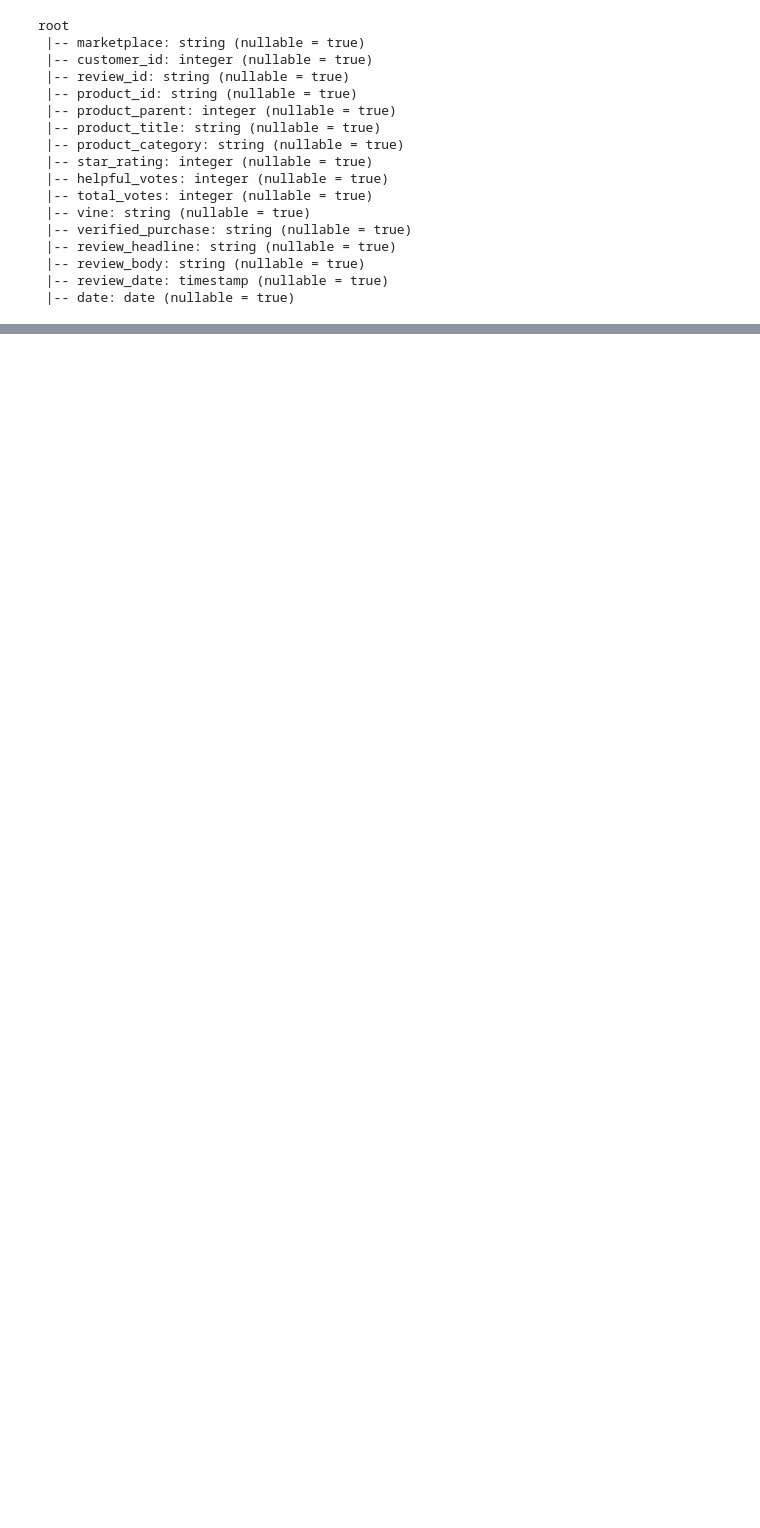
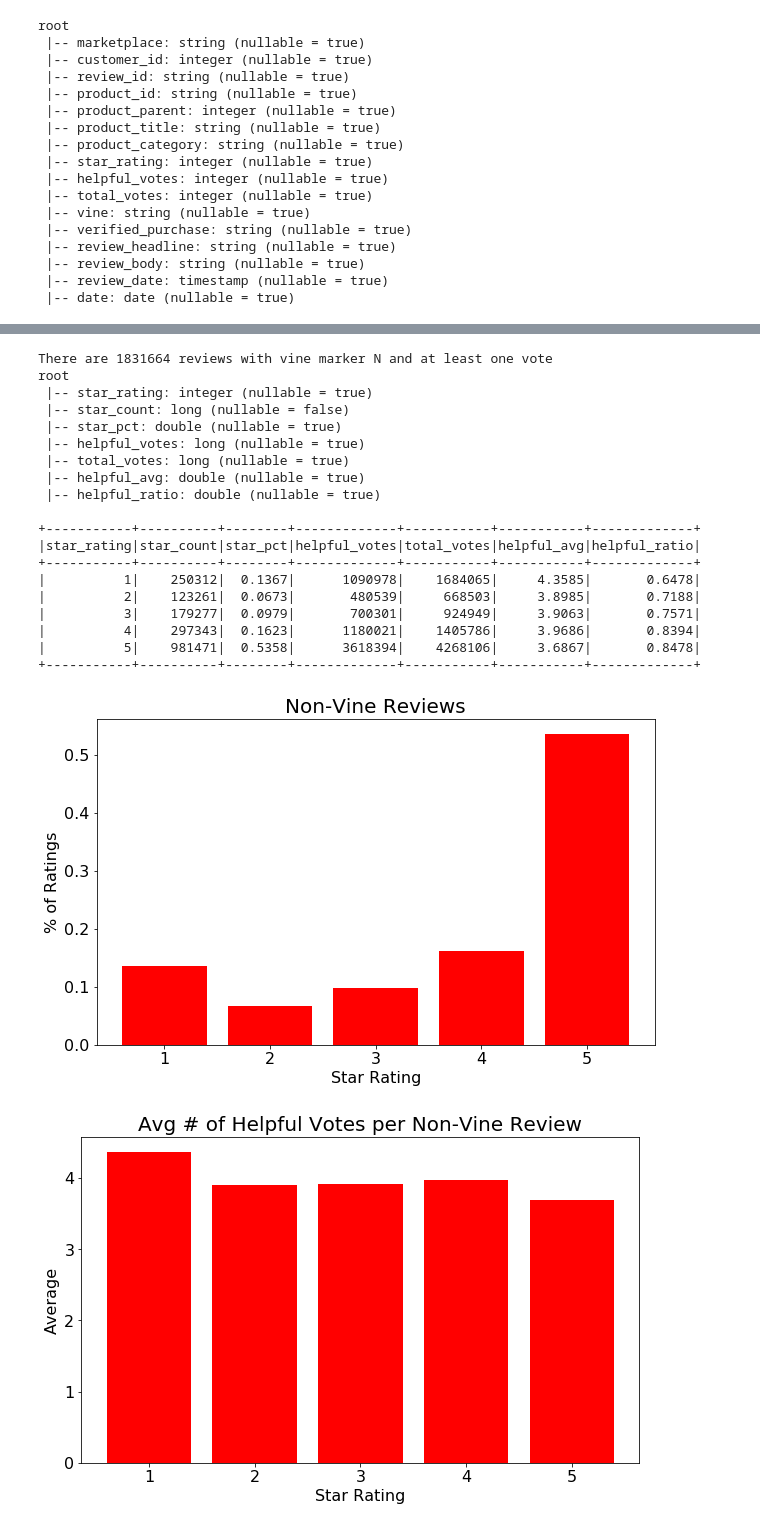
Before and after one commit to woodfin8/big-data-challenge, a Jupyter notebook: Level-1/big_data_toys.ipynb, the cells around one changed output, grey strips where cells are left out. Drawn from its saved outputs; the diff is of its cells as text; code cells hidden in the pictures; blank space fills up the shorter version.

```diff
--- a/Level-1/big_data_toys.ipynb
+++ b/Level-1/big_data_toys.ipynb
@@ -160,0 +261,24 @@ vine_df.write.jdbc(url=jdbc_url, table='vine_table', mode=mode, properties=confi
+# %%
+vine_program("N")
+# %% [output]
+There are 1831664 reviews with vine marker N and at least one vote
+root
+ |-- star_rating: integer (nullable = true)
+ |-- star_count: long (nullable = false)
+ |-- star_pct: double (nullable = true)
+ |-- helpful_votes: long (nullable = true)
+ |-- total_votes: long (nullable = true)
+ |-- helpful_avg: double (nullable = true)
+ |-- helpful_ratio: double (nullable = true)
+
++-----------+----------+--------+-------------+-----------+-----------+-------------+
+|star_rating|star_count|star_pct|helpful_votes|total_votes|helpful_avg|helpful_ratio|
++-----------+----------+--------+-------------+-----------+-----------+-------------+
+|          1|    250312|  0.1367|      1090978|    1684065|     4.3585|       0.6478|
+|          2|    123261|  0.0673|       480539|     668503|     3.8985|       0.7188|
+|          3|    179277|  0.0979|       700301|     924949|     3.9063|       0.7571|
+|          4|    297343|  0.1623|      1180021|    1405786|     3.9686|       0.8394|
+|          5|    981471|  0.5358|      3618394|    4268106|     3.6867|       0.8478|
++-----------+----------+--------+-------------+-----------+-----------+-------------+
+[figure, added]
+[figure, added]
```
Also changed, not shown: parts of 39 cells of this notebook, 8 other files.
